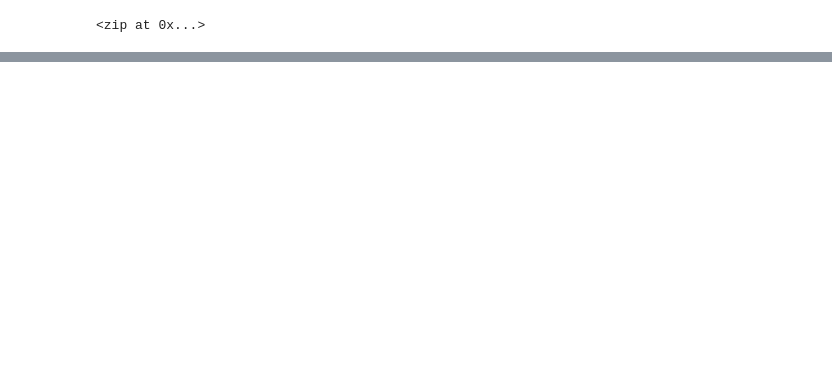
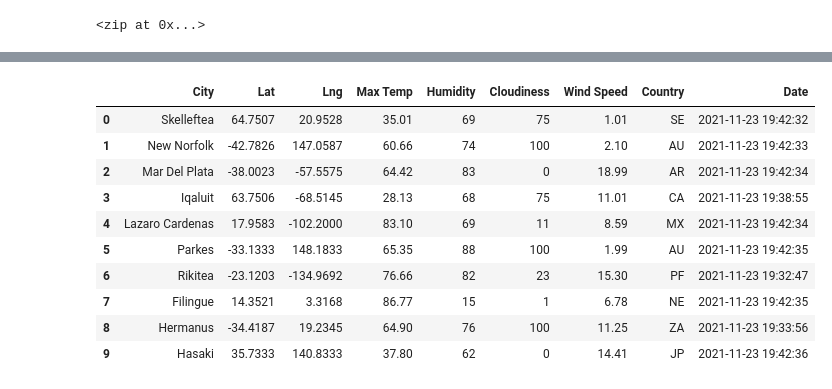
Before and after one commit to floramatos/World_Weather_Analysis, a Jupyter notebook: WeatherPy.ipynb, the cells around one changed output, grey strips where cells are left out. Cells and saved outputs as stored; diff of their text form; code cells hidden in the pictures; blank space fills up the shorter version.

Commit message:
Added city data frame

```diff
--- a/WeatherPy.ipynb
+++ b/WeatherPy.ipynb
@@ -57,0 +63,2 @@ len(cities)
+# %%
+url = "http://api.openweathermap.org/data/2.5/weather?units=Imperial&APPID=" + key
@@ -57,0 +69,10 @@ len(cities)
+# %%
+# Create an empty list to hold the weather data.
+city_data = []
+# Print the beginning of the logging.
+print("Beginning Data Retrieval     ")
+print("-----------------------------")
+
+# Create counters.
+record_count = 1
+set_count = 1
@@ -57,0 +152,16 @@ len(cities)
+# %%
+# Convert the array of dictionaries to a Pandas DataFrame.
+city_data_df = pd.DataFrame(city_data)
+city_data_df.head(10)
+# %% [output]
+|  | City | Lat | Lng | Max Temp | Humidity | Cloudiness | Wind Speed | Country | Date |
+| 0 | Skelleftea | 64.7507 | 20.9528 | 35.01 | 69 | 75 | 1.01 | SE | 2021-11-23 19:42:32 |
+| 1 | New Norfolk | -42.7826 | 147.0587 | 60.66 | 74 | 100 | 2.10 | AU | 2021-11-23 19:42:33 |
+| 2 | Mar Del Plata | -38.0023 | -57.5575 | 64.42 | 83 | 0 | 18.99 | AR | 2021-11-23 19:42:34 |
+| 3 | Iqaluit | 63.7506 | -68.5145 | 28.13 | 68 | 75 | 11.01 | CA | 2021-11-23 19:38:55 |
+| 4 | Lazaro Cardenas | 17.9583 | -102.2000 | 83.10 | 69 | 11 | 8.59 | MX | 2021-11-23 19:42:34 |
+| 5 | Parkes | -33.1333 | 148.1833 | 65.35 | 88 | 100 | 1.99 | AU | 2021-11-23 19:42:35 |
+| 6 | Rikitea | -23.1203 | -134.9692 | 76.66 | 82 | 23 | 15.30 | PF | 2021-11-23 19:32:47 |
+| 7 | Filingue | 14.3521 | 3.3168 | 86.77 | 15 | 1 | 6.78 | NE | 2021-11-23 19:42:35 |
+| 8 | Hermanus | -34.4187 | 19.2345 | 64.90 | 76 | 100 | 11.25 | ZA | 2021-11-23 19:33:56 |
+| 9 | Hasaki | 35.7333 | 140.8333 | 37.80 | 62 | 0 | 14.41 | JP | 2021-11-23 19:42:36 |
```
Also changed, not shown: parts of 9 cells of this notebook, 1 other file.
